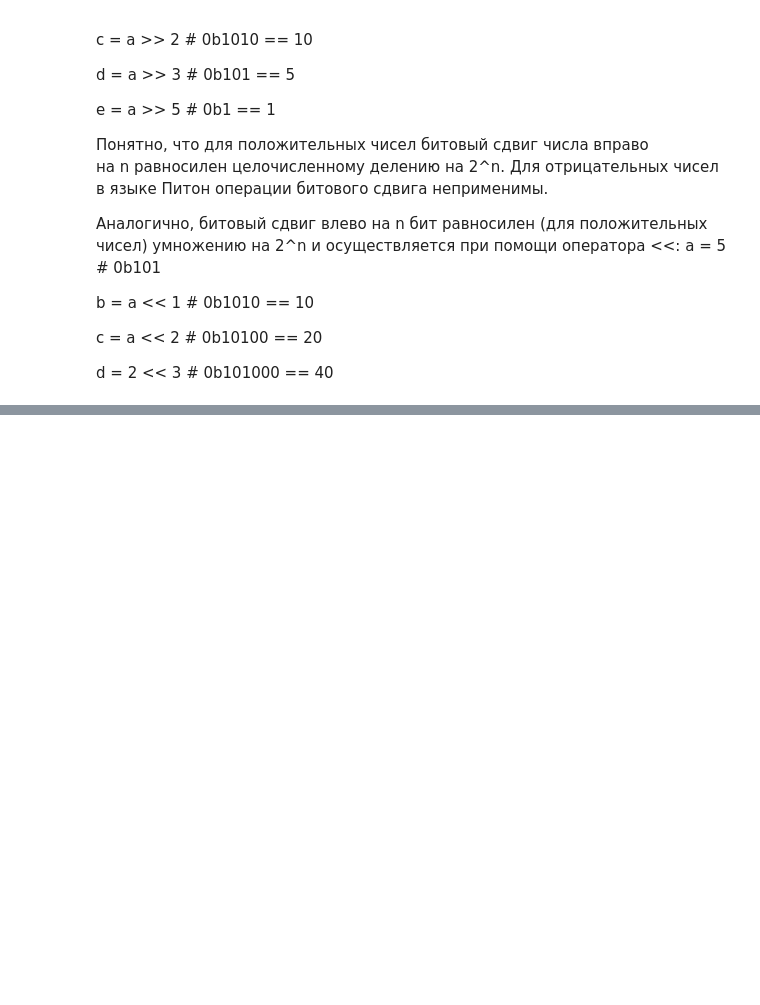
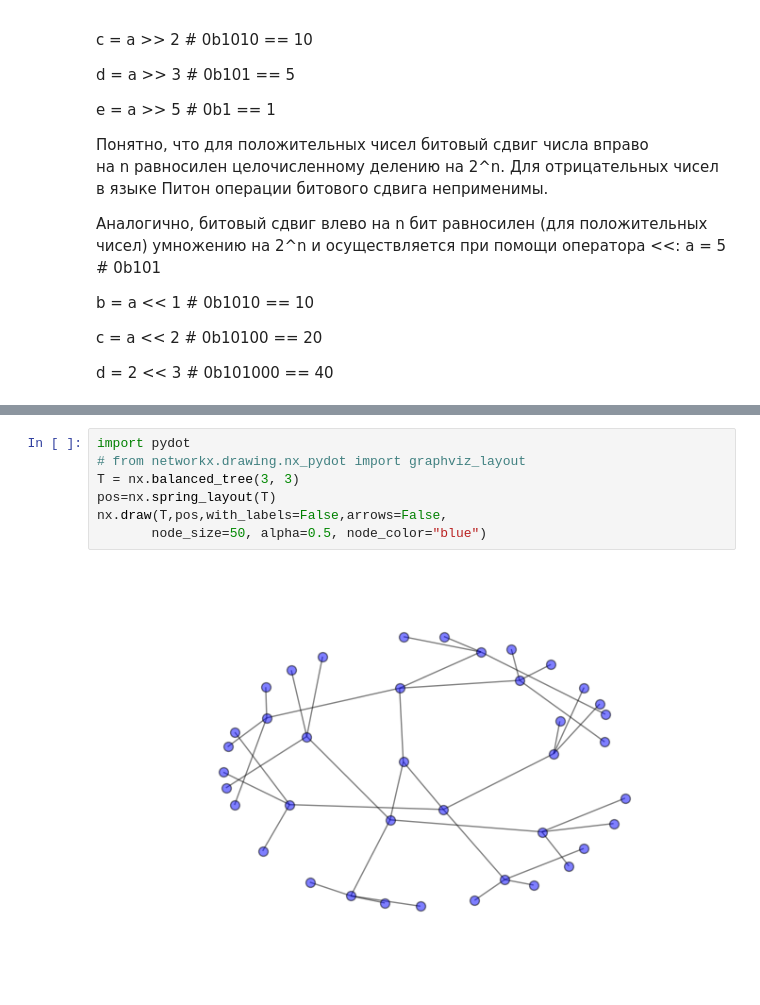
Before and after one commit to OlgaBelitskaya/reflections, a Jupyter notebook: cs215/reflections-cs215-1-2.ipynb, the cells around one changed output, grey strips where cells are left out. Drawn from its saved outputs; the diff is of its cells as text; blank space fills up the shorter version.

```diff
--- a/cs215/reflections-cs215-1-2.ipynb
+++ b/cs215/reflections-cs215-1-2.ipynb
@@ -125,0 +514,9 @@ print (time(50), time(51))
+# %%
+import pydot
+# from networkx.drawing.nx_pydot import graphviz_layout
+T = nx.balanced_tree(3, 3)
+pos=nx.spring_layout(T)
+nx.draw(T,pos,with_labels=False,arrows=False,
+       node_size=50, alpha=0.5, node_color="blue")
+# %% [output]
+[figure, added]
```
Also changed, not shown: parts of 20 cells of this notebook, 2 other files.
